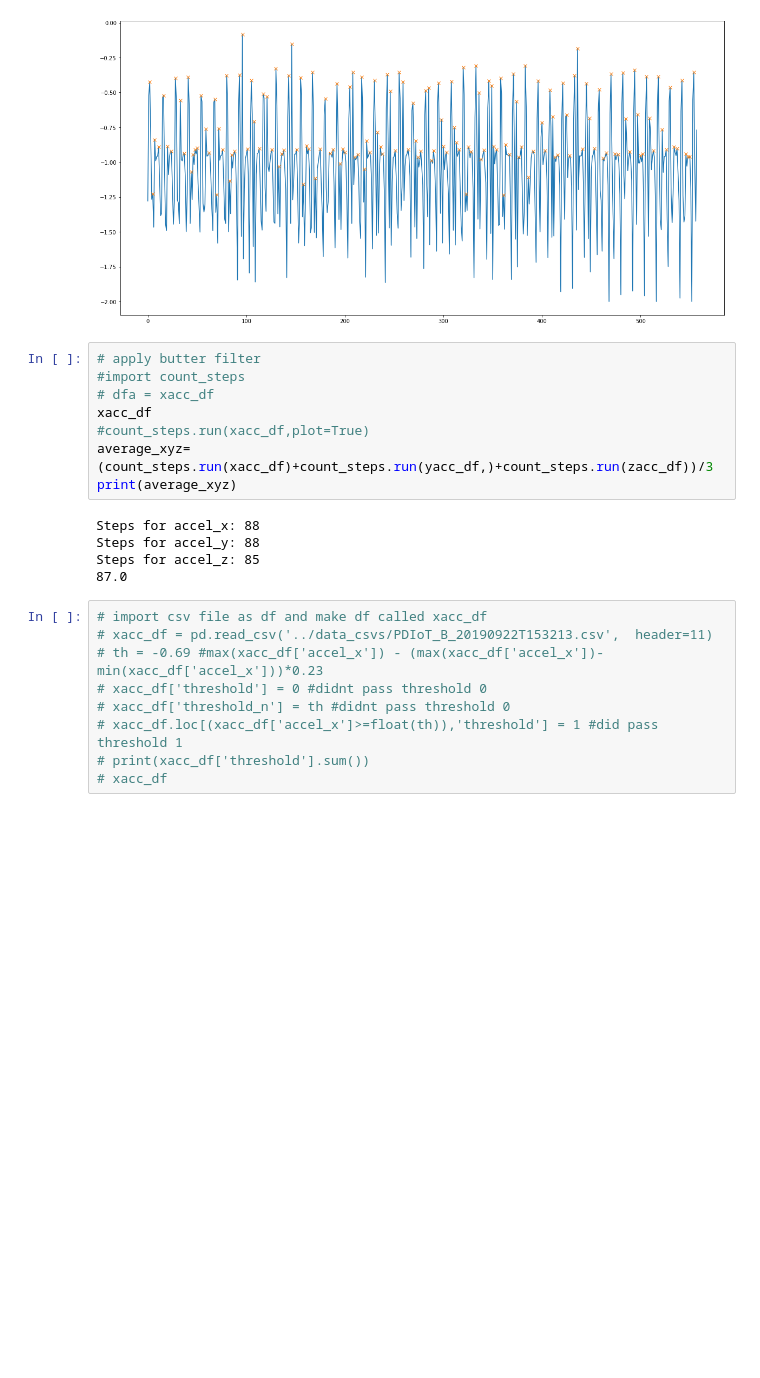
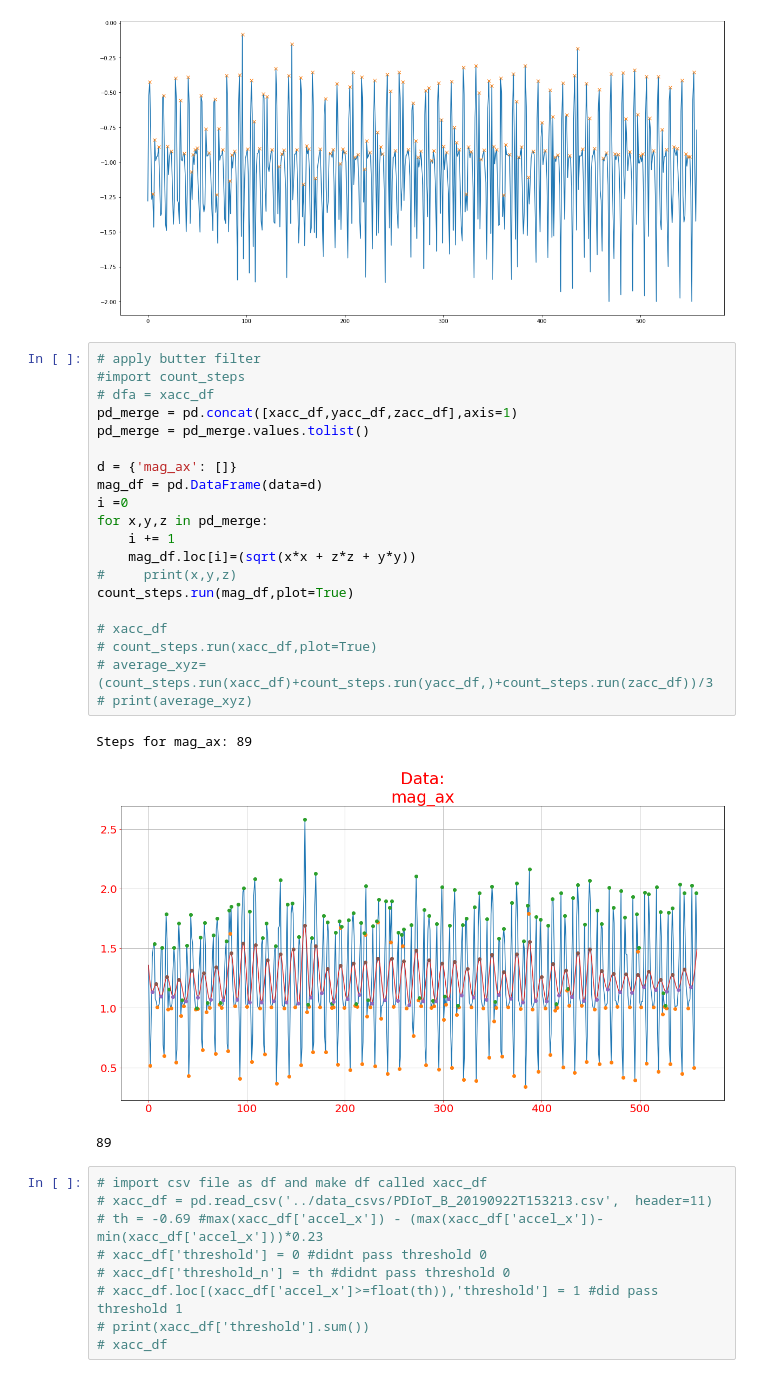
Before and after one commit to blancafs/IOTCw, a Jupyter notebook: SensorData/notebooks/Thresholding-Ari.ipynb, the cells around one changed output. Cells and saved outputs as stored; diff of their text form; blank space fills up the shorter version.

```diff
--- a/SensorData/notebooks/Thresholding-Ari.ipynb
+++ b/SensorData/notebooks/Thresholding-Ari.ipynb
@@ -73,16 +75,27 @@ plt.show()
 # %%
 # apply butter filter
 #import count_steps
 # dfa = xacc_df
-xacc_df
-#count_steps.run(xacc_df,plot=True)
-average_xyz=(count_steps.run(xacc_df)+count_steps.run(yacc_df,)+count_steps.run(zacc_df))/3
-print(average_xyz)
+pd_merge = pd.concat([xacc_df,yacc_df,zacc_df],axis=1)
+pd_merge = pd_merge.values.tolist()
+
+d = {'mag_ax': []}
+mag_df = pd.DataFrame(data=d)
+i =0
+for x,y,z in pd_merge:
+    i += 1
+    mag_df.loc[i]=(sqrt(x*x + z*z + y*y))
+#     print(x,y,z)
+count_steps.run(mag_df,plot=True)
+
+# xacc_df
+# count_steps.run(xacc_df,plot=True)
+# average_xyz=(count_steps.run(xacc_df)+count_steps.run(yacc_df,)+count_steps.run(zacc_df))/3
+# print(average_xyz)
 # %% [output]
-Steps for accel_x: 88
-Steps for accel_y: 88
-Steps for accel_z: 85
-87.0
+Steps for mag_ax: 89
+[figure, added]
+89
 # %%
 # import csv file as df and make df called xacc_df
 # xacc_df = pd.read_csv('../data_csvs/PDIoT_B_20190922T153213.csv',  header=11)
```
Also changed, not shown: parts of 1 cell of this notebook, 4 other files.
